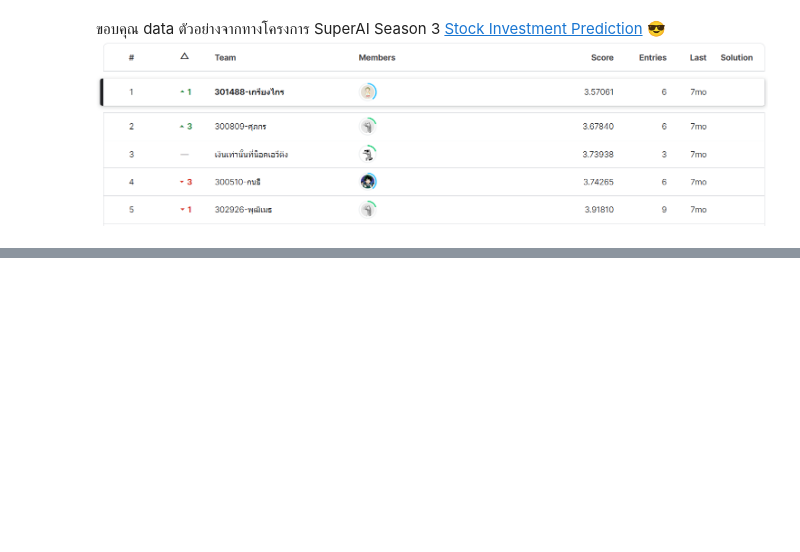
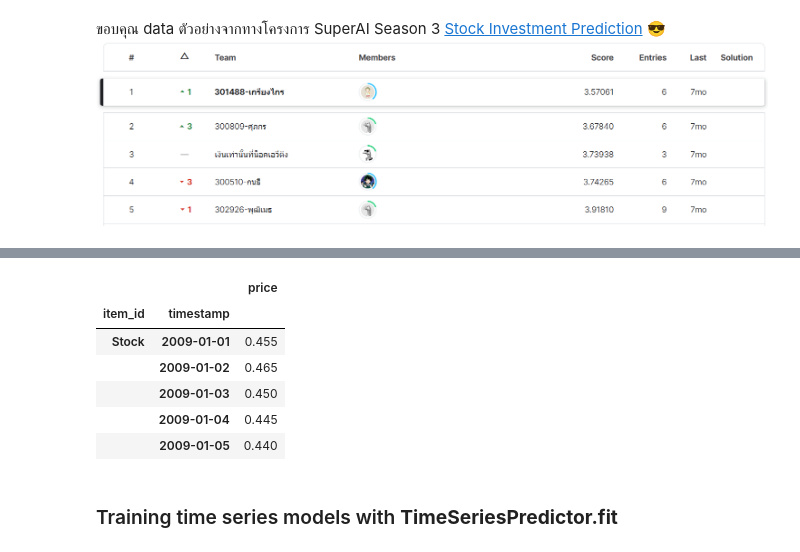
Before and after one commit to kriangkraitan/Learining_Notebook, a Jupyter notebook: Notebook_TimeSeries_Data.ipynb, the cells around one changed output, grey strips where cells are left out. Cells and saved outputs as stored; diff of their text form; code cells hidden in the pictures; blank space fills up the shorter version.

Commit message:
Add Time Series with Autogluon

```diff
--- a/Notebook_TimeSeries_Data.ipynb
+++ b/Notebook_TimeSeries_Data.ipynb
@@ -13,0 +99,15 @@
+# %%
+train_data = TimeSeriesDataFrame.from_data_frame(
+    df,
+    id_column="item",
+    timestamp_column="date"
+)
+train_data.head()
+# %% [output]
+|  |  | price |
+| item_id | timestamp |  |
+| Stock | 2009-01-01 | 0.455 |
+|  | 2009-01-02 | 0.465 |
+|  | 2009-01-03 | 0.450 |
+|  | 2009-01-04 | 0.445 |
+|  | 2009-01-05 | 0.440 |
@@ -13,0 +117,2 @@
+# %% [markdown]
+### Training time series models with **TimeSeriesPredictor.fit**
```
Also changed, not shown: parts of 16 cells of this notebook.
